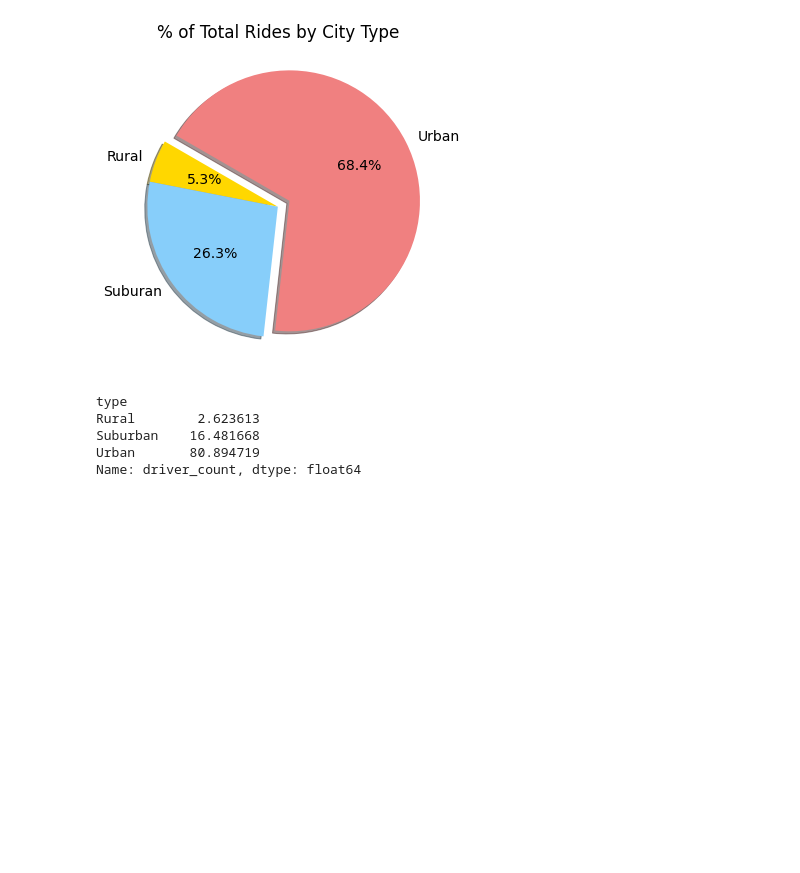
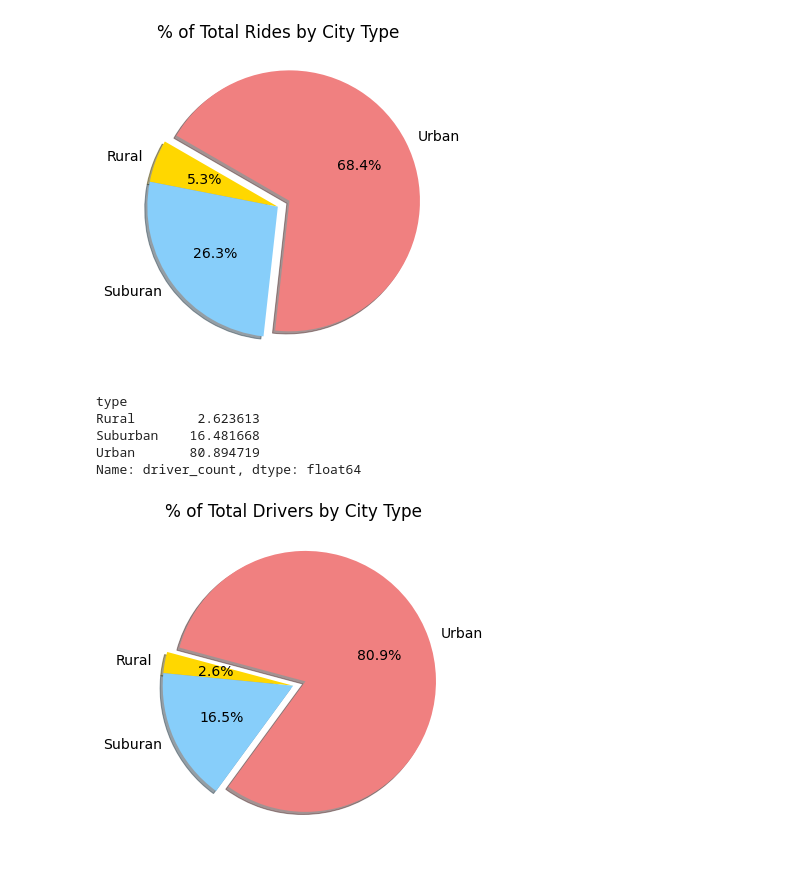
Before and after one commit to LujiaYang1/PyBer_Analysis, a Jupyter notebook: Pyber.ipynb, the cells around one changed output. Drawn from its saved outputs; the diff is of its cells as text; code cells hidden in the pictures; blank space fills up the shorter version.

```diff
--- a/Pyber.ipynb
+++ b/Pyber.ipynb
@@ -674,3 +674,16 @@ Rural        2.623613
 Suburban    16.481668
 Urban       80.894719
 Name: driver_count, dtype: float64
+# %%
+plt.subplots(figsize=(10,6))
+plt.pie(driver_percents, labels=["Rural","Suburan","Urban"],
+       colors=["gold","lightskyblue","lightcoral"],
+       explode=[0,0,0.1],
+       autopct="%1.1f%%",
+       shadow=True,startangle=165)
+plt.title("% of Total Drivers by City Type")
+mpl.rcParams["font.size"]=14
+plt.savefig("analysis/Fig7.png")
+plt.show()
+# %% [output]
+[figure, added]
```
Also changed, not shown: 3 other files.
